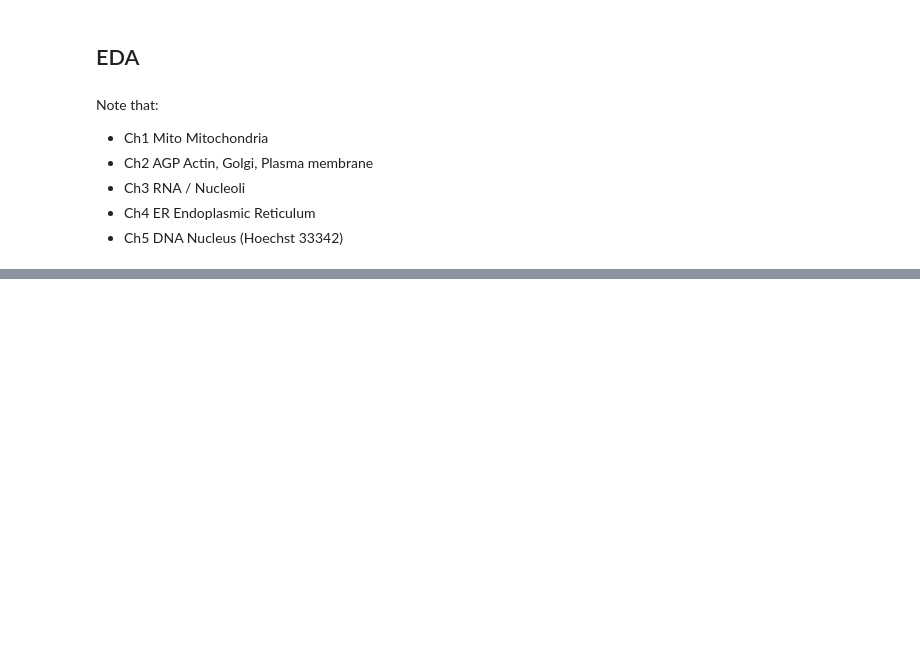
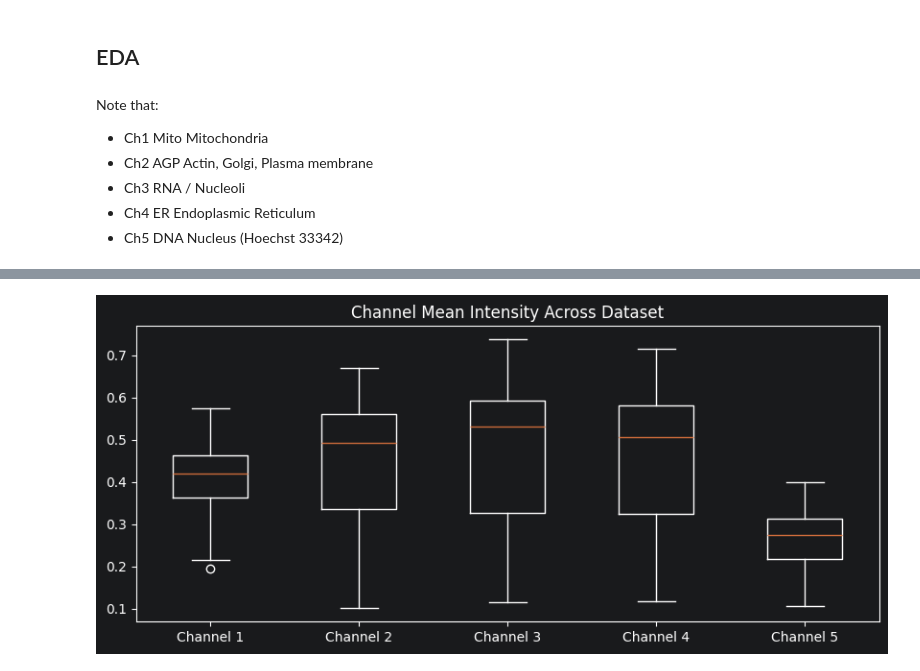
Before and after one commit to JCreighton19/Cellpainting-SSL-MoA, a Jupyter notebook: notebooks/eda.ipynb, the cells around one changed output, grey strips where cells are left out. Saved outputs shown, nothing was run; the diff lists cells and outputs as text; code cells hidden in the pictures; blank space fills up the shorter version.

Commit message:
Fixed both dataset.py and eda.ipynb to correctly integrate metadata

```diff
--- a/notebooks/eda.ipynb
+++ b/notebooks/eda.ipynb
@@ -8,6 +8,7 @@ from torch.utils.data import DataLoader
 
 dataset = CellPaintingDataset(
     metadata_path="../data/processed/master_metadata.parquet",
+    data_root="../data",
     channels=[1,2,3,4,5],
     tile_size=224
 )
@@ -107,23 +118,25 @@ plot_intensity_histograms(x)
 # %%
 from tqdm import tqdm
 
 # Subset-wide channel statistics
 means = []
 stds = []
 
-subset = np.random.choice(len(dataset), 500, replace=False)
+subset = np.random.choice(len(dataset), min(len(dataset), 500), replace=False)
 
 for i in tqdm(subset):
     sample = dataset[i]
     x = sample["image"]
     means.append(x.mean(dim=(1,2)).numpy())
     stds.append(x.std(dim=(1,2)).numpy())
 
 means = np.stack(means)
 stds = np.stack(stds)
 
 plt.figure(figsize=(10,4))
 plt.title("Channel Mean Intensity Across Dataset")
 plt.boxplot(means)
 plt.xticks(range(1,6), [f"Channel {i}" for i in range(1,6)])
 plt.show()
+# %% [output]
+[figure, added]
```
Also changed, not shown: parts of 4 cells of this notebook, 1 other file.
